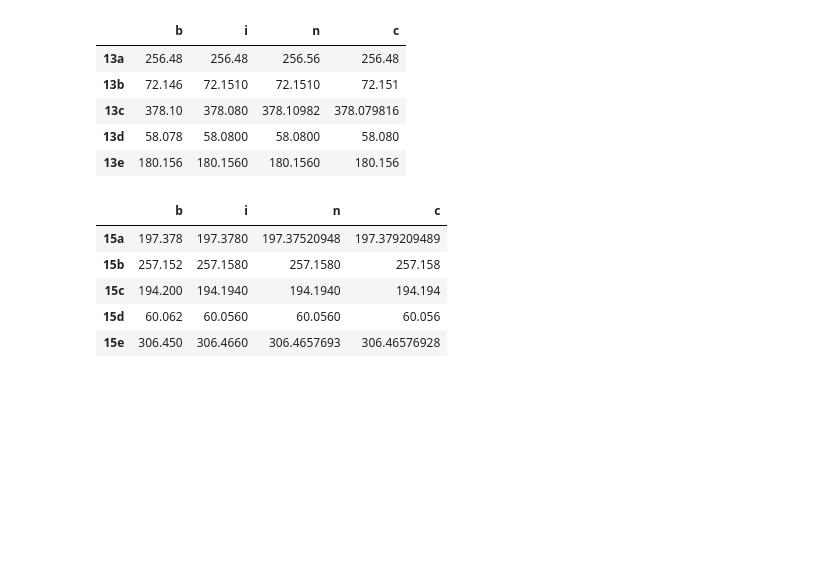
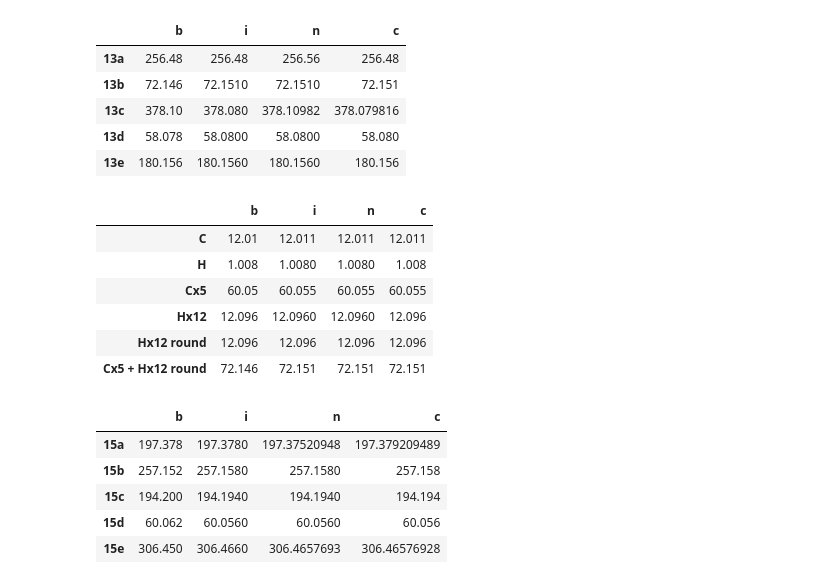
Before and after one commit to dean-e-peterson/python-misc, a Jupyter notebook: chem2e-ch3.ipynb, the cells around one changed output. Drawn from its saved outputs; the diff is of its cells as text; code cells hidden in the pictures; blank space fills up the shorter version.

```diff
--- a/chem2e-ch3.ipynb
+++ b/chem2e-ch3.ipynb
@@ -105,6 +106,24 @@ compares(ex3_13)
 | 13c | 378.10 | 378.080 | 378.10982 | 378.079816 |
 | 13d | 58.078 | 58.0800 | 58.0800 | 58.080 |
 | 13e | 180.156 | 180.1560 | 180.1560 | 180.156 |
+# %%
+def ex3_13b_rounding(s):
+    return {
+        'C': s.C,
+        'H': s.H,
+        'Cx5': s.C*5,
+        'Hx12': s.H*12,
+        'Hx12 round': round(s.H*12, 3),
+        'Cx5 + Hx12 round': s.C*5 + round(s.H*12, 3) }
+compares(ex3_13b_rounding)
+# %% [output]
+|  | b | i | n | c |
+| C | 12.01 | 12.011 | 12.011 | 12.011 |
+| H | 1.008 | 1.0080 | 1.0080 | 1.008 |
+| Cx5 | 60.05 | 60.055 | 60.055 | 60.055 |
+| Hx12 | 12.096 | 12.0960 | 12.0960 | 12.096 |
+| Hx12 round | 12.096 | 12.096 | 12.096 | 12.096 |
+| Cx5 + Hx12 round | 72.146 | 72.151 | 72.151 | 72.151 |
 # %%
 def ex3_15(s):
     return {
```
Also changed, not shown: parts of 4 cells of this notebook.
